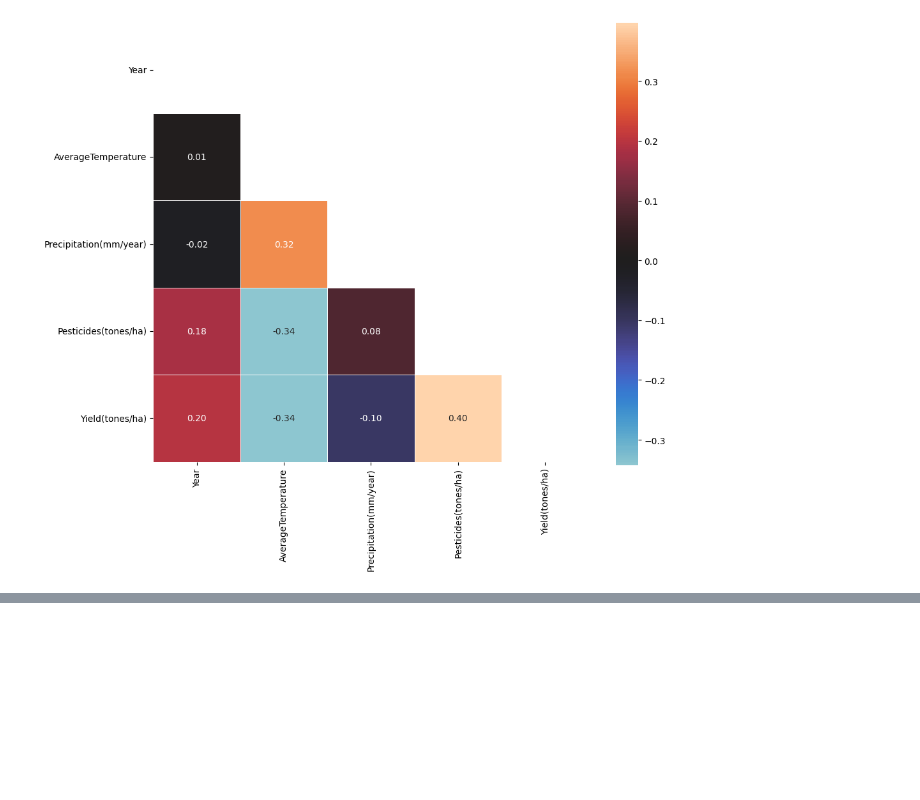
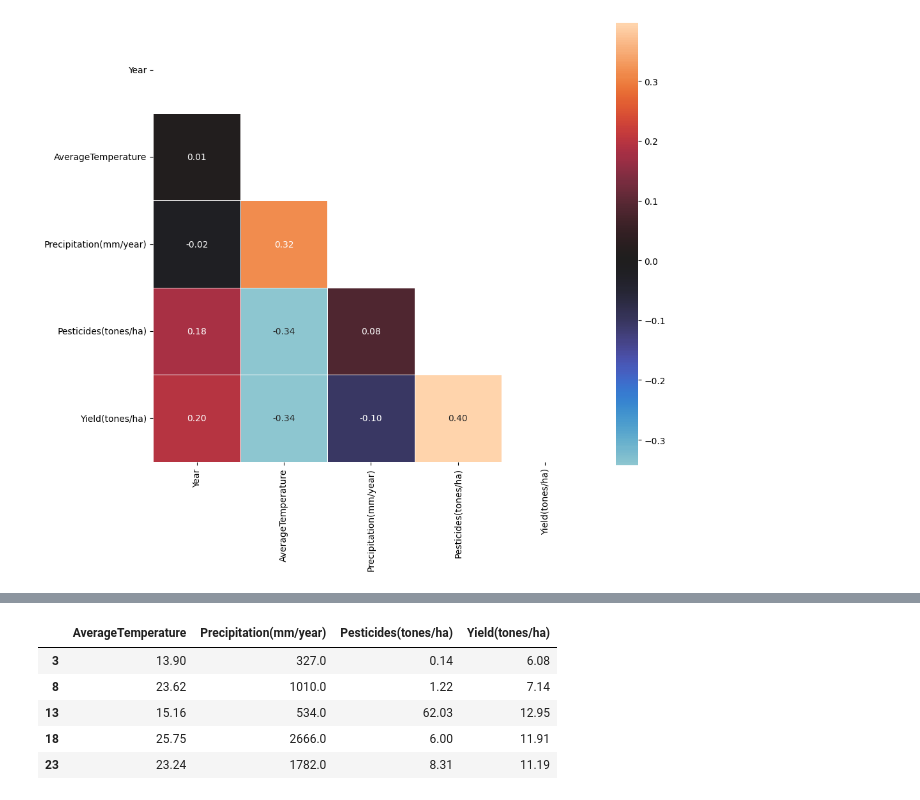
Before and after one commit to sandufurdui/SEP-Data-Science, a Jupyter notebook: remastered.ipynb, the cells around one changed output, grey strips where cells are left out. Cells and saved outputs as stored; diff of their text form; code cells hidden in the pictures; blank space fills up the shorter version.

```diff
--- a/remastered.ipynb
+++ b/remastered.ipynb
@@ -208,0 +258,10 @@ Deprecated in NumPy 1.20; for more details and guidance: https://numpy.org/devdo
+# %%
+fruits_df = fruits_df.drop(['Year', 'Country', 'Item'], axis=1)
+fruits_df.head()
+# %% [output]
+|  | AverageTemperature | Precipitation(mm/year) | Pesticides(tones/ha) | Yield(tones/ha) |
+| 3 | 13.90 | 327.0 | 0.14 | 6.08 |
+| 8 | 23.62 | 1010.0 | 1.22 | 7.14 |
+| 13 | 15.16 | 534.0 | 62.03 | 12.95 |
+| 18 | 25.75 | 2666.0 | 6.00 | 11.91 |
+| 23 | 23.24 | 1782.0 | 8.31 | 11.19 |
```
Also changed, not shown: parts of 16 cells of this notebook, 7 other files.
